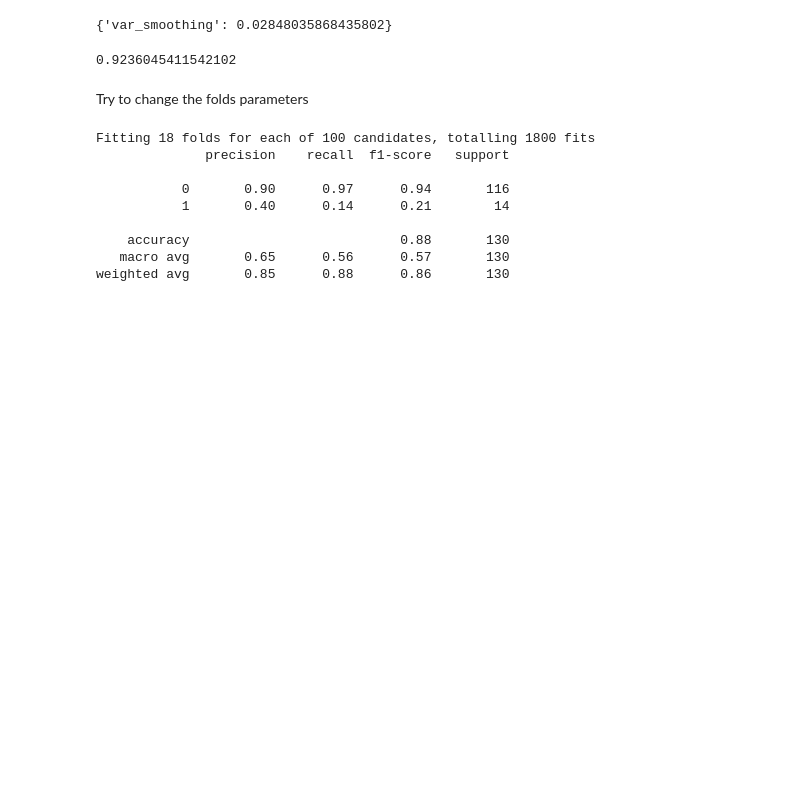
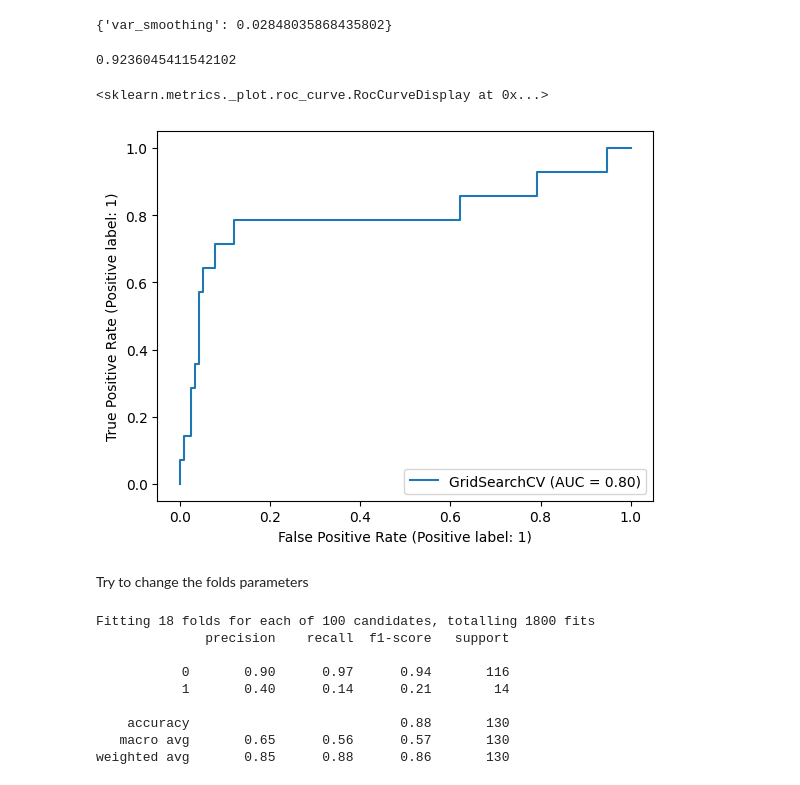
Before and after one commit to Aya-gamal2211/MachineLearning, a Jupyter notebook: Bayes_test.ipynb, the cells around one changed output. Saved outputs shown, nothing was run; the diff lists cells and outputs as text; code cells hidden in the pictures; blank space fills up the shorter version.

```diff
--- a/Bayes_test.ipynb
+++ b/Bayes_test.ipynb
@@ -11,7 +11,7 @@ from sklearn.pipeline import Pipeline
 from sklearn.preprocessing import StandardScaler
 from sklearn.model_selection import train_test_split
 # %%
-train_data= pd.read_csv(r"C:\Users\rana ahmed\Documents\GitHub\MachineLearning1\data.csv")
+train_data= pd.read_csv("C:\\Users\\HP\\Desktop\\data.csv")
 # %%
 feature_cols=['location',	'country' ,	'gender' ,	'age' ,	'vis_wuhan',	'from_wuhan',	'symptom1'	,'symptom2'	,'symptom3'	,'symptom4'	,'symptom5'	,'symptom6', 'diff_sym_hos'
 ]
@@ -284,6 +284,12 @@ gaussian_grid3.best_score_
 #result changes bec of decreasing number of fols and random state
 # %% [output]
 0.9236045411542102
+# %%
+from sklearn import metrics
+metrics.plot_roc_curve(gaussian_grid3,x_test,y_test)
+# %% [output]
+<sklearn.metrics._plot.roc_curve.RocCurveDisplay at 0x...>
+[figure, added]
 # %% [markdown]
 Try to change the folds parameters
 # %%
```
Also changed, not shown: parts of 7 cells of this notebook, 2 other files.
